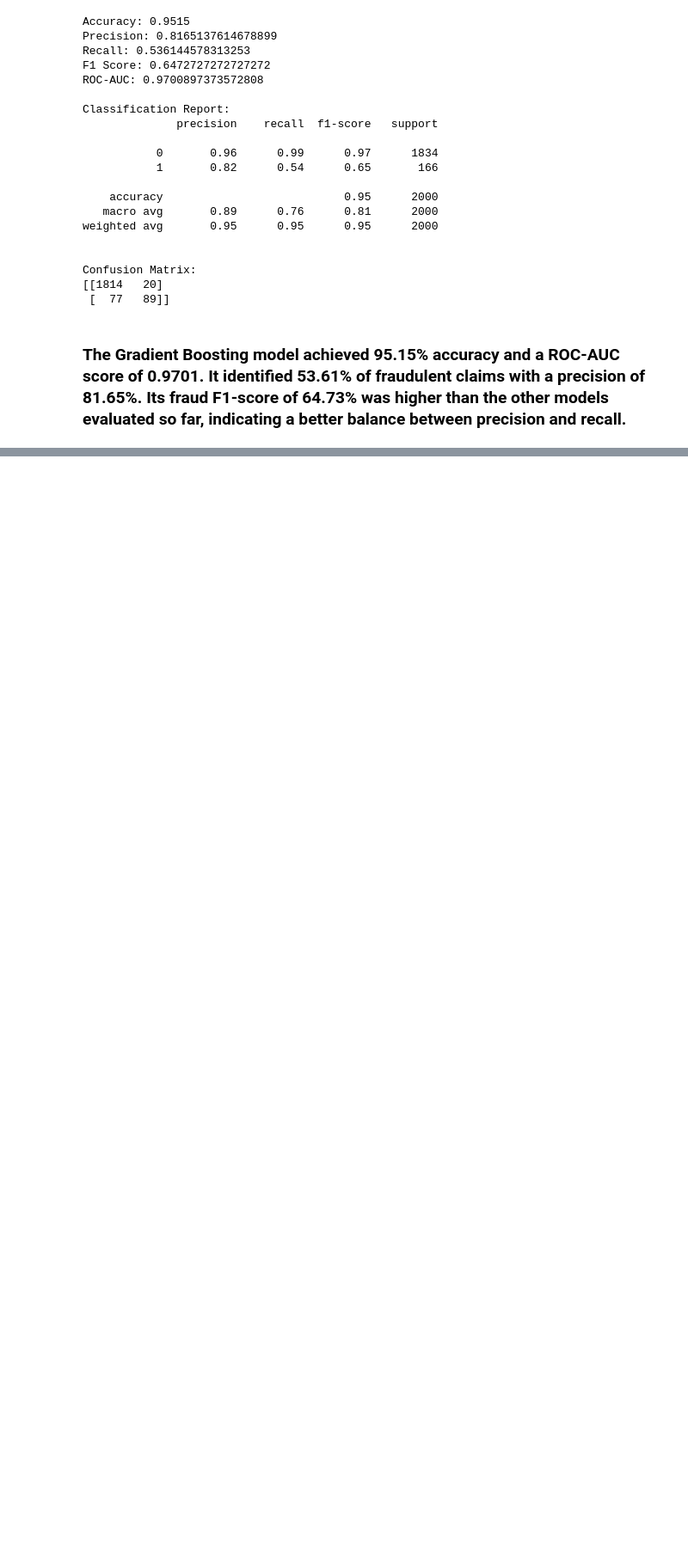
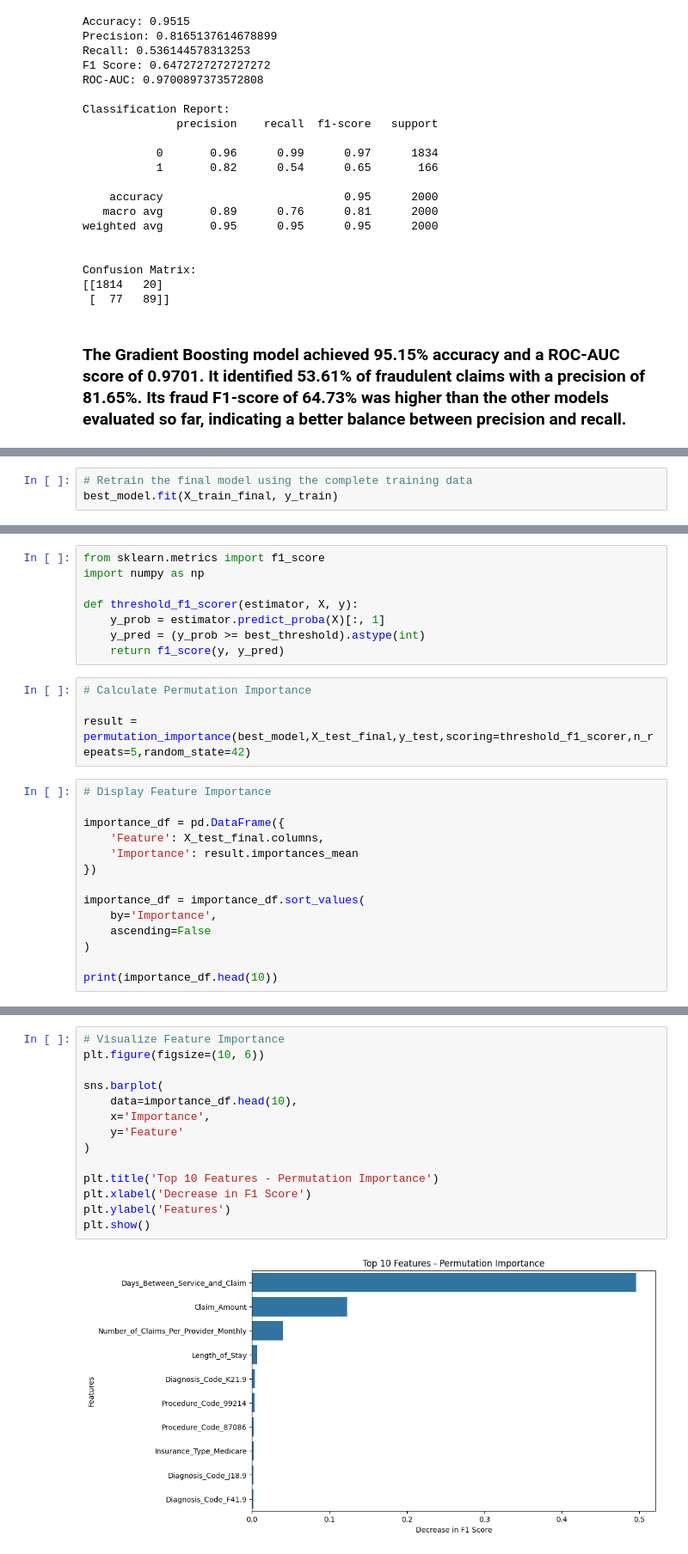
Before and after one commit to adithya736/healthcare-insurance-fraud-detection, a Jupyter notebook: Healthcare_Insurance_Fraud_Detection.ipynb, the cells around one changed output, grey strips where cells are left out. Shown at 86% size. Drawn from its saved outputs; the diff is of its cells as text; blank space fills up the shorter version.

Commit message:
Complete Cross-Validation, Hyperparameter Tuning and Model Interpretation

```diff
--- a/Healthcare_Insurance_Fraud_Detection.ipynb
+++ b/Healthcare_Insurance_Fraud_Detection.ipynb
@@ -1119,0 +1220,3 @@ Confusion Matrix:
+# %%
+# Retrain the final model using the complete training data
+best_model.fit(X_train_final, y_train)
@@ -1119,0 +1342,26 @@ Confusion Matrix:
+# %%
+from sklearn.metrics import f1_score
+import numpy as np
+
+def threshold_f1_scorer(estimator, X, y):
+    y_prob = estimator.predict_proba(X)[:, 1]
+    y_pred = (y_prob >= best_threshold).astype(int)
+    return f1_score(y, y_pred)
+# %%
+# Calculate Permutation Importance
+
+result = permutation_importance(best_model,X_test_final,y_test,scoring=threshold_f1_scorer,n_repeats=5,random_state=42)
+# %%
+# Display Feature Importance
+
+importance_df = pd.DataFrame({
+    'Feature': X_test_final.columns,
+    'Importance': result.importances_mean
+})
+
+importance_df = importance_df.sort_values(
+    by='Importance',
+    ascending=False
+)
+
+print(importance_df.head(10))
@@ -1119,0 +1398,16 @@ Confusion Matrix:
+# %%
+# Visualize Feature Importance
+plt.figure(figsize=(10, 6))
+
+sns.barplot(
+    data=importance_df.head(10),
+    x='Importance',
+    y='Feature'
+)
+
+plt.title('Top 10 Features - Permutation Importance')
+plt.xlabel('Decrease in F1 Score')
+plt.ylabel('Features')
+plt.show()
+# %% [output]
+[figure, added]
```
Also changed, not shown: parts of 30 cells of this notebook.
